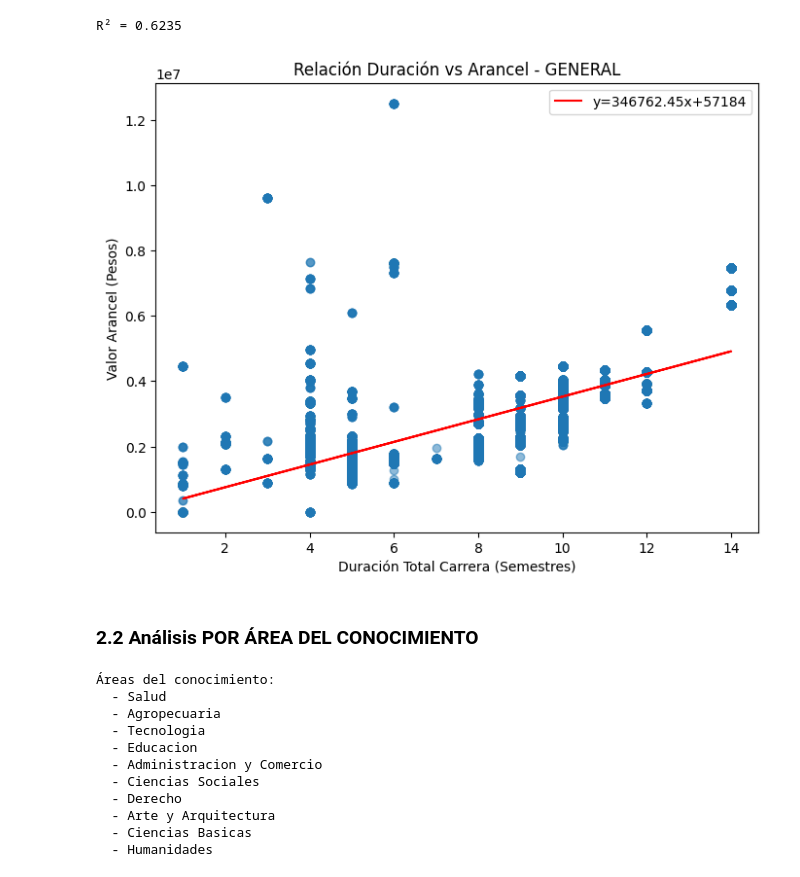
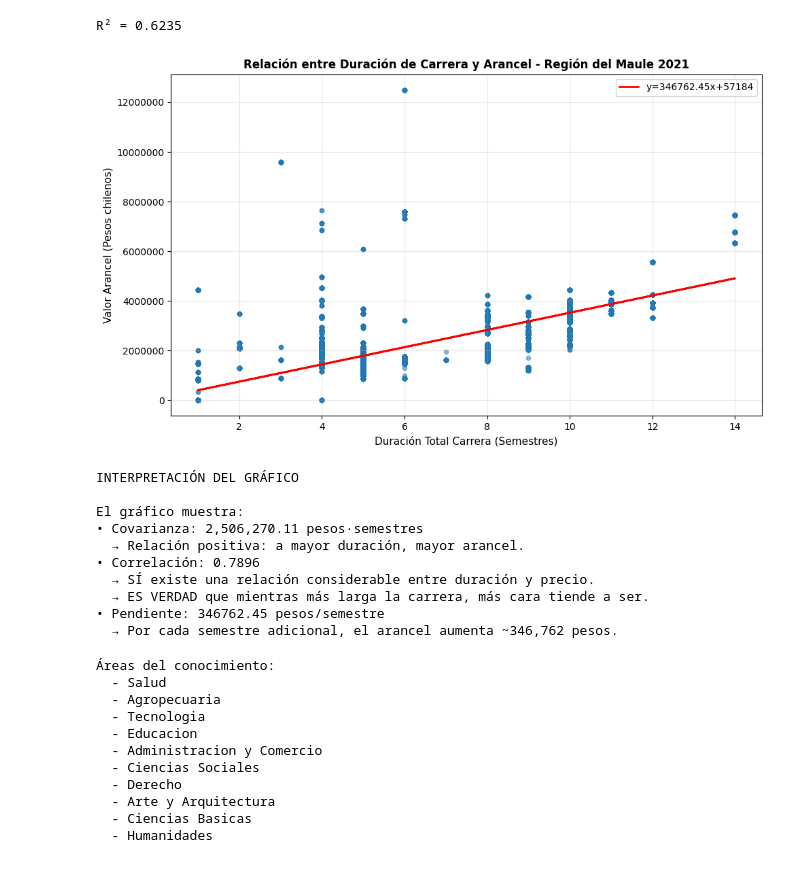
Before and after one commit to VincentiusFarenden/Estadistica-Descriptiva, a Jupyter notebook: TRABAJO TALLER SEMESTRAL/Trabajo_Practico.ipynb, the cells around one changed output. Saved outputs shown, nothing was run; the diff lists cells and outputs as text; code cells hidden in the pictures.

```diff
--- a/TRABAJO TALLER SEMESTRAL/Trabajo_Practico.ipynb
+++ b/TRABAJO TALLER SEMESTRAL/Trabajo_Practico.ipynb
@@ -1085,22 +1152,53 @@ R2_dur = r2_score(v_depen_dur, predicciones_dur)
 print(f'R² = {R2_dur:.4f}')
 # %% [output]
 R² = 0.6235
-# %%
-# Gráfico
-fig, ax = plt.subplots(figsize=(8, 6))
-ax.scatter(v_indep_dur, v_depen_dur, alpha=0.5)
-ax.plot(v_indep_dur, pendiente_dur * v_indep_dur + intercepto_dur, 'r-',
-        label=f'y={pendiente_dur:.2f}x+{intercepto_dur:.0f}')
-
-ax.set_title('Relación Duración vs Arancel - GENERAL')
-ax.set_xlabel('Duración Total Carrera (Semestres)')
-ax.set_ylabel('Valor Arancel (Pesos)')
-ax.legend()
-plt.show()
-# %% [output]
-[figure, removed]
-# %% [markdown]
-### 2.2 Análisis POR ÁREA DEL CONOCIMIENTO
+# %%
+# Gráfico
+fig, ax = plt.subplots(figsize=(10, 6))
+ax.scatter(v_indep_dur, v_depen_dur, alpha=0.5, s=20)
+ax.plot(v_indep_dur, pendiente_dur * v_indep_dur + intercepto_dur, 'r-', linewidth=2,
+        label=f'y={pendiente_dur:.2f}x+{intercepto_dur:.0f}')
+
+ax.set_title('Relación entre Duración de Carrera y Arancel - Región del Maule 2021',
+             fontsize=12, fontweight='bold')
+ax.set_xlabel('Duración Total Carrera (Semestres)', fontsize=11)
+ax.set_ylabel('Valor Arancel (Pesos chilenos)', fontsize=11)
+ax.legend(fontsize=10)
+ax.grid(True, alpha=0.3)
+ax.ticklabel_format(style='plain', axis='y')
+plt.tight_layout()
+plt.show()
+
+
+print('INTERPRETACIÓN DEL GRÁFICO')
+print('\nEl gráfico muestra:')
+print(f'• Covarianza: {covarianza_duracion:,.2f} pesos·semestres')
+if covarianza_duracion > 0:
+    print('  → Relación positiva: a mayor duración, mayor arancel.')
+print(f'• Correlación: {coef_correlacion_duracion:.4f}')
+if abs(coef_correlacion_duracion) >= 0.6:
+    print('  → SÍ existe una relación considerable entre duración y precio.')
+    print('  → ES VERDAD que mientras más larga la carrera, más cara tiende a ser.')
+elif abs(coef_correlacion_duracion) >= 0.4:
+    print('  → Existe una relación moderada.')
+    print('  → Hay una tendencia, pero con excepciones.')
+else:
+    print('  → La relación es débil.')
+    print('  → NO se puede afirmar categóricamente que más duración = más caro.')
+print(f'• Pendiente: {pendiente_dur:.2f} pesos/semestre')
+print(f'  → Por cada semestre adicional, el arancel aumenta ~{pendiente_dur:,.0f} pesos.')
+# %% [output]
+[figure, added]
+INTERPRETACIÓN DEL GRÁFICO
+
+El gráfico muestra:
+• Covarianza: 2,506,270.11 pesos·semestres
+  → Relación positiva: a mayor duración, mayor arancel.
+• Correlación: 0.7896
+  → SÍ existe una relación considerable entre duración y precio.
+  → ES VERDAD que mientras más larga la carrera, más cara tiende a ser.
+• Pendiente: 346762.45 pesos/semestre
+  → Por cada semestre adicional, el arancel aumenta ~346,762 pesos.
 # %%
 # Ver áreas disponibles
 areas = df_1['AREA CONOCIMIENTO'].unique()
```
Also changed, not shown: parts of 26 cells of this notebook, 1 other file.
